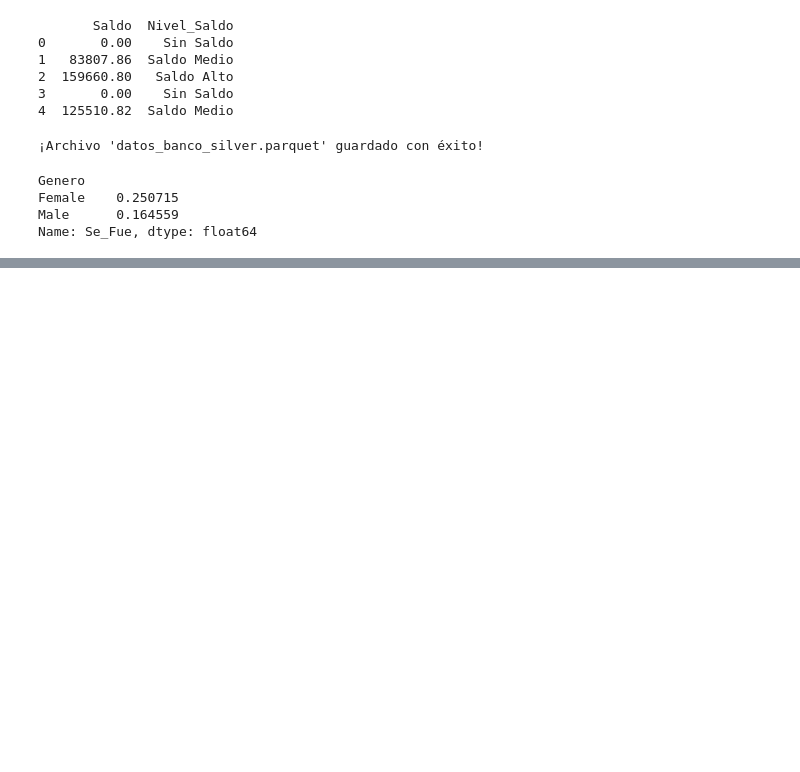
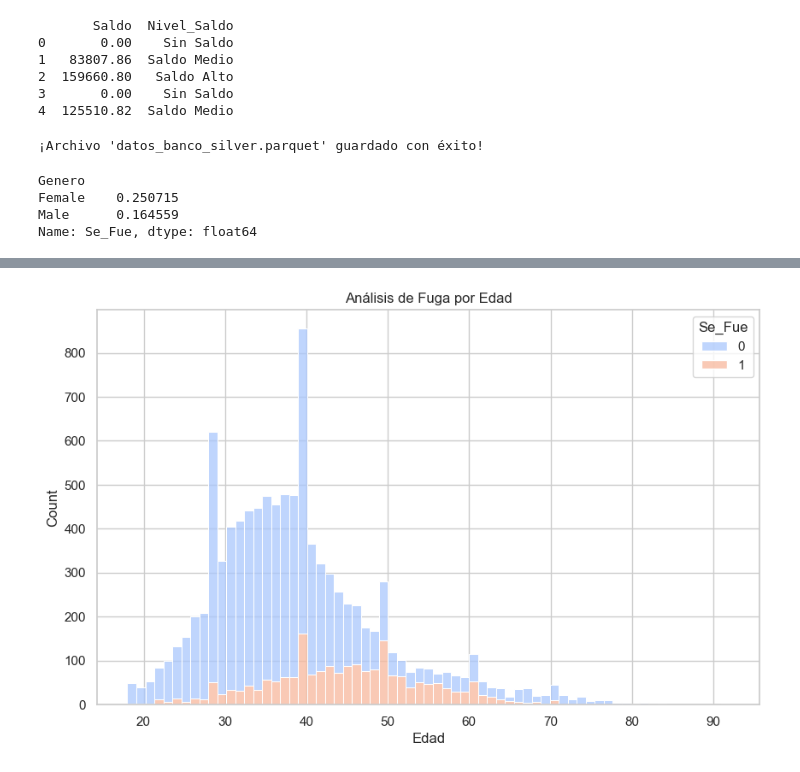
Before and after one commit to maidanaignacio/Proyecto-Data-Banca, a Jupyter notebook: proyecto_banca1.ipynb, the cells around one changed output, grey strips where cells are left out. Saved outputs shown, nothing was run; the diff lists cells and outputs as text; code cells hidden in the pictures; blank space fills up the shorter version.

```diff
--- a/proyecto_banca1.ipynb
+++ b/proyecto_banca1.ipynb
@@ -94,0 +126,7 @@ Name: Se_Fue, dtype: float64
+# %%
+plt.figure(figsize=(10, 6))
+sns.histplot(data=df_limpio, x='Edad', hue='Se_Fue', multiple="stack", palette='coolwarm')
+plt.title('Análisis de Fuga por Edad')
+plt.show()
+# %% [output]
+[figure, added]
```
Also changed, not shown: parts of 3 cells of this notebook.
